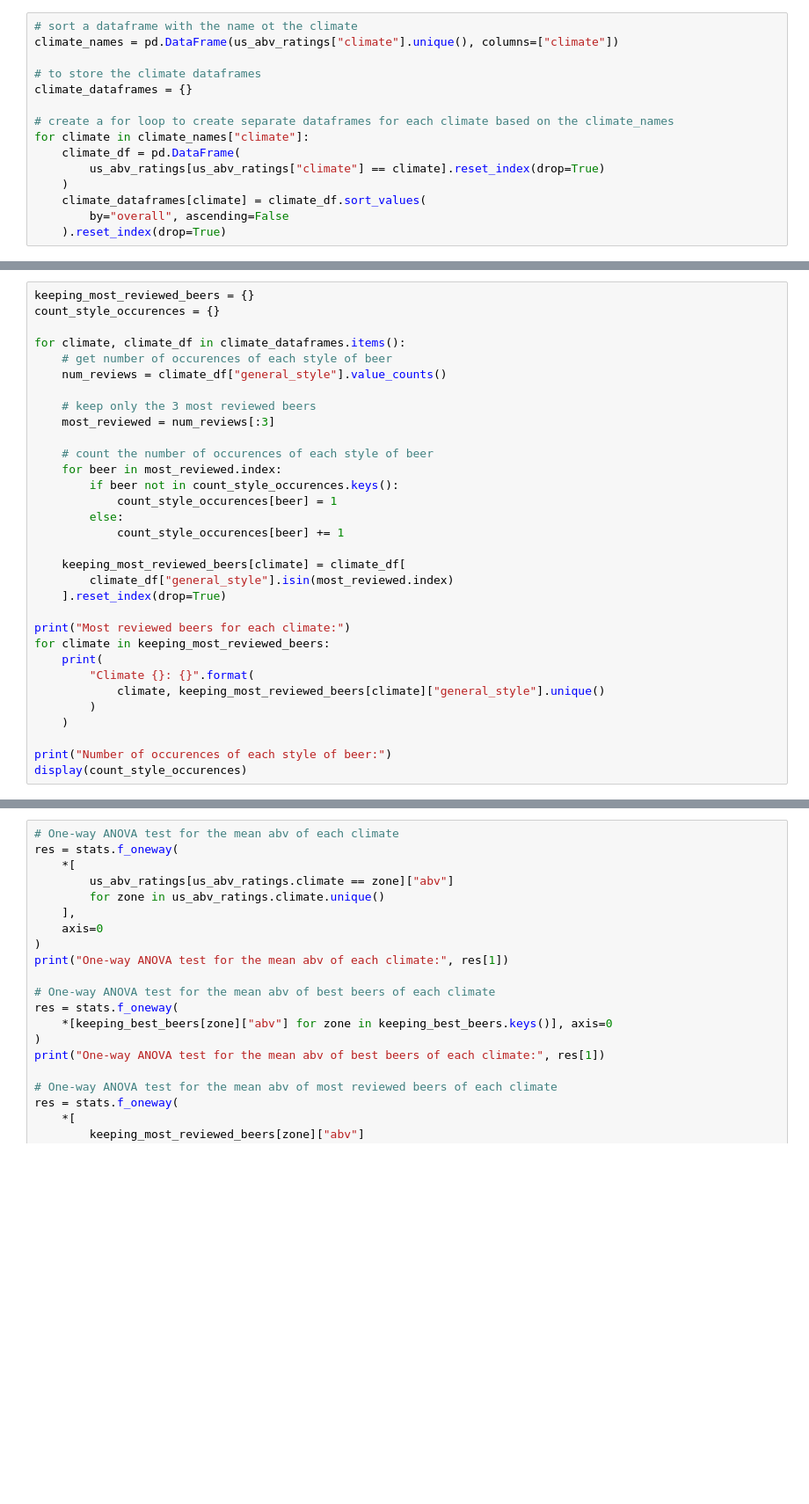
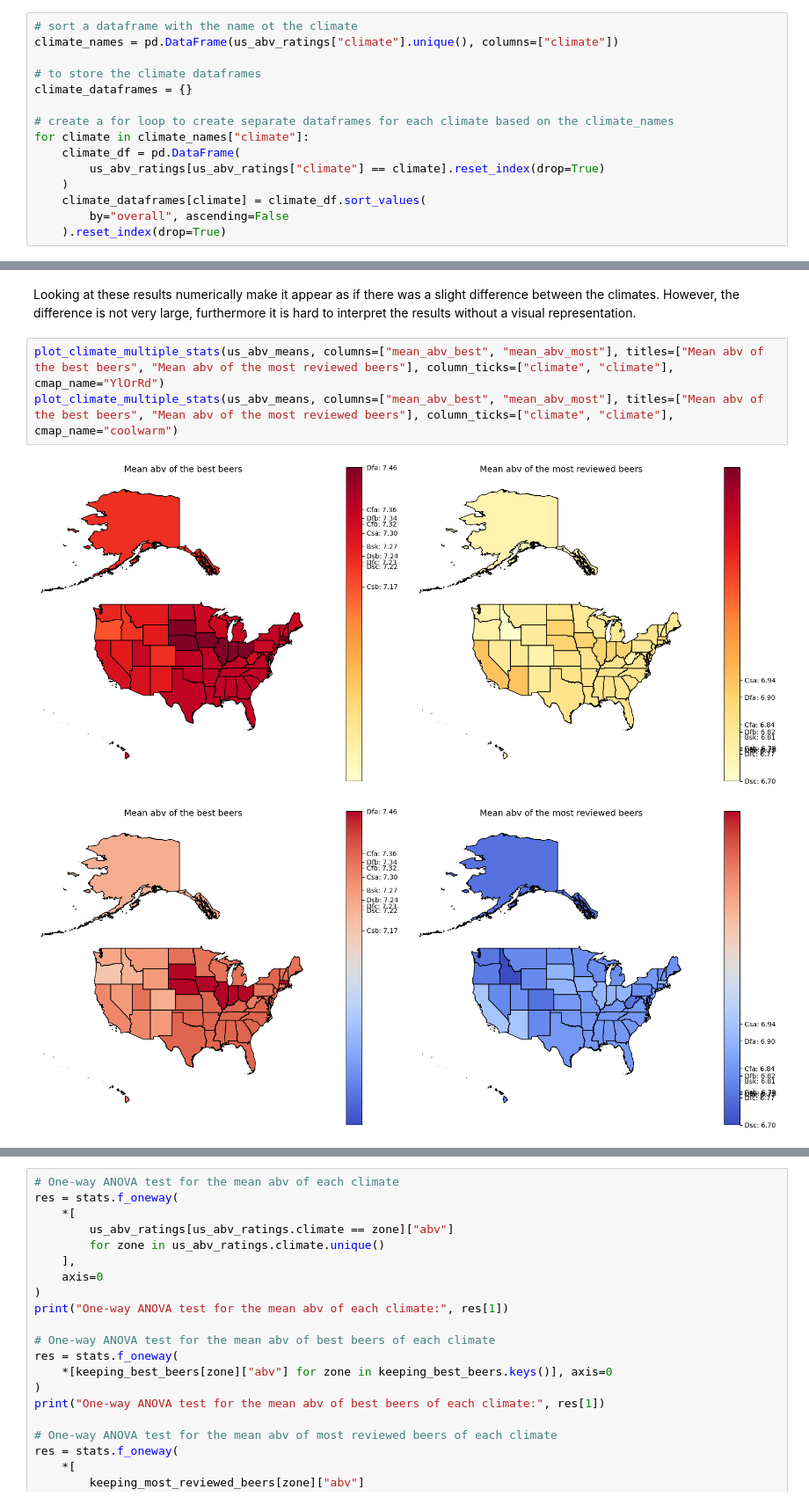
Before and after one commit to epfl-ada/ada-2023-project-riskybiscuits, a Jupyter notebook: abv_and_climate.ipynb, the cells around one changed output, grey strips where cells are left out. Shown at 88% size. Drawn from its saved outputs; the diff is of its cells as text; blank space fills up the shorter version.

Commit message:
Updated the plots of abv part

```diff
--- a/abv_and_climate.ipynb
+++ b/abv_and_climate.ipynb
@@ -245,32 +263,0 @@ display(us_abv_means)
-# %%
-keeping_most_reviewed_beers = {}
-count_style_occurences = {}
-
-for climate, climate_df in climate_dataframes.items():
-    # get number of occurences of each style of beer
-    num_reviews = climate_df["general_style"].value_counts()
-
-    # keep only the 3 most reviewed beers
-    most_reviewed = num_reviews[:3]
-
-    # count the number of occurences of each style of beer
-    for beer in most_reviewed.index:
-        if beer not in count_style_occurences.keys():
-            count_style_occurences[beer] = 1
-        else:
-            count_style_occurences[beer] += 1
-
-    keeping_most_reviewed_beers[climate] = climate_df[
-        climate_df["general_style"].isin(most_reviewed.index)
-    ].reset_index(drop=True)
-
-print("Most reviewed beers for each climate:")
-for climate in keeping_most_reviewed_beers:
-    print(
-        "Climate {}: {}".format(
-            climate, keeping_most_reviewed_beers[climate]["general_style"].unique()
-        )
-    )
-
-print("Number of occurences of each style of beer:")
-display(count_style_occurences)
@@ -331,0 +349,8 @@ plot_climate_stats(
+# %% [markdown]
+Looking at these results numerically make it appear as if there was a slight difference between the climates. However, the difference is not very large, furthermore it is hard to interpret the results without a visual representation.
+# %%
+plot_climate_multiple_stats(us_abv_means, columns=["mean_abv_best", "mean_abv_most"], titles=["Mean abv of the best beers", "Mean abv of the most reviewed beers"], column_ticks=["climate", "climate"], cmap_name="YlOrRd")
+plot_climate_multiple_stats(us_abv_means, columns=["mean_abv_best", "mean_abv_most"], titles=["Mean abv of the best beers", "Mean abv of the most reviewed beers"], column_ticks=["climate", "climate"], cmap_name="coolwarm")
+# %% [output]
+[figure, added]
+[figure, added]
```
Also changed, not shown: parts of 45 cells of this notebook, 1 other file.
